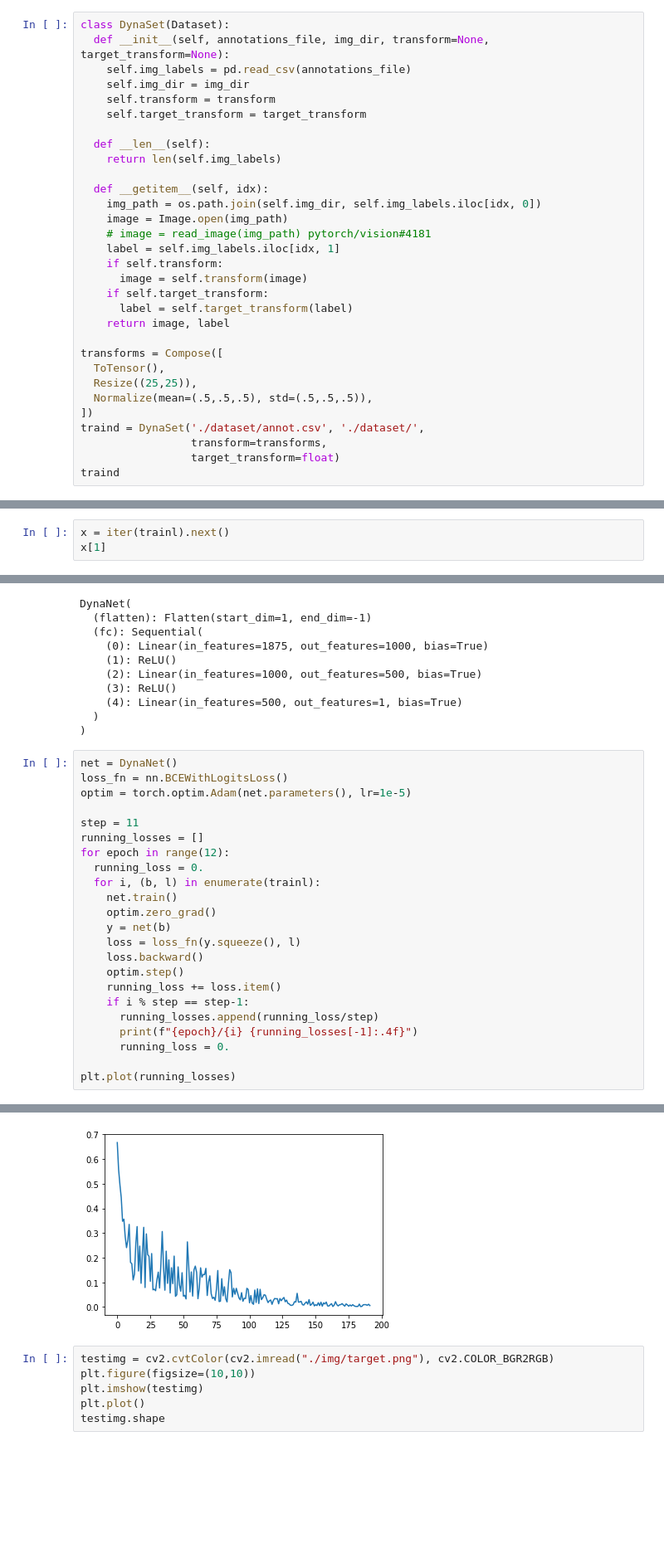
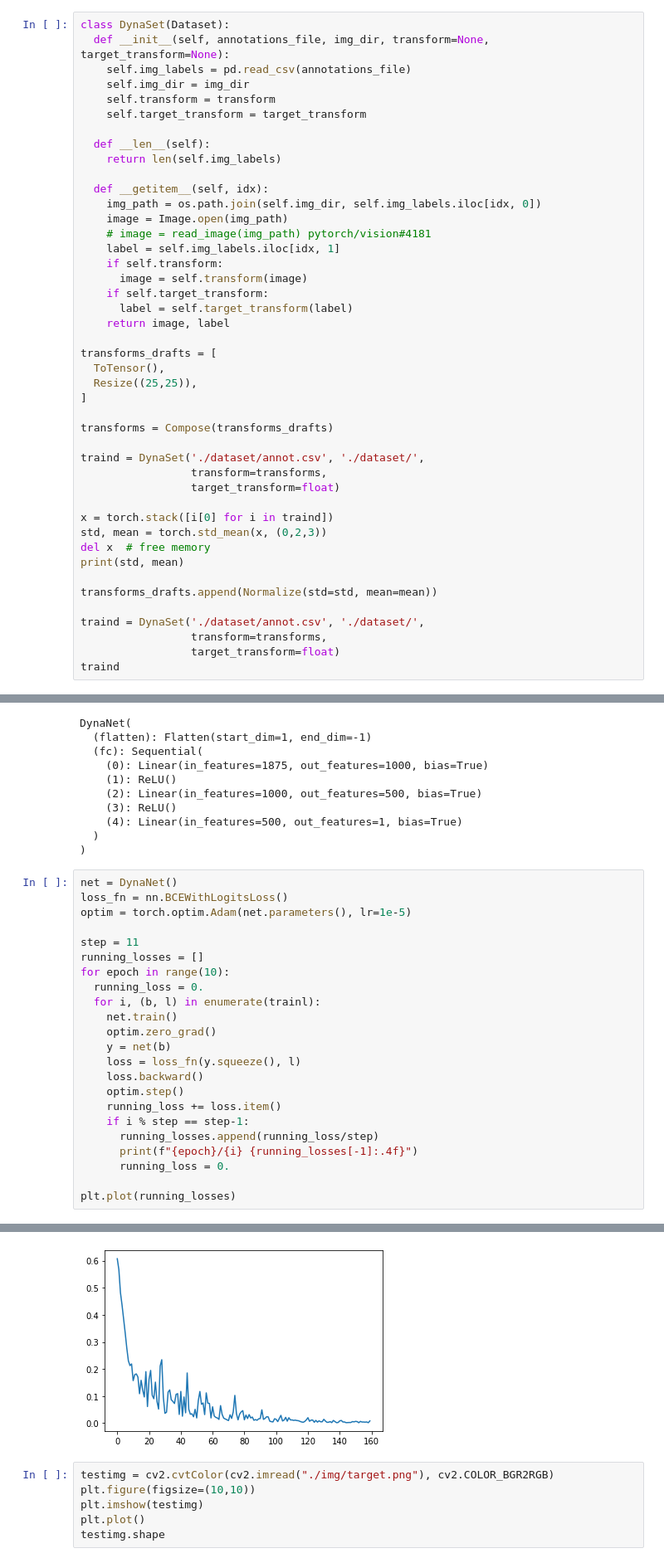
Before and after one commit to Zemke/waai, a Jupyter notebook: dyna_bin_classifier.ipynb, the cells around one changed output, grey strips where cells are left out. Shown: that part at 83% size. Cells and saved outputs as stored; diff of their text form; blank space fills up the shorter version.

```diff
--- a/dyna_bin_classifier.ipynb
+++ b/dyna_bin_classifier.ipynb
@@ -32,11 +32,24 @@ class DynaSet(Dataset):
       label = self.target_transform(label)
     return image, label
 
-transforms = Compose([
+transforms_drafts = [
   ToTensor(),
   Resize((25,25)),
-  Normalize(mean=(.5,.5,.5), std=(.5,.5,.5)),
-])
+]
+
+transforms = Compose(transforms_drafts)
+
+traind = DynaSet('./dataset/annot.csv', './dataset/',
+                 transform=transforms,
+                 target_transform=float)
+
+x = torch.stack([i[0] for i in traind])
+std, mean = torch.std_mean(x, (0,2,3))
+del x  # free memory
+print(std, mean)
+
+transforms_drafts.append(Normalize(std=std, mean=mean))
+
 traind = DynaSet('./dataset/annot.csv', './dataset/',
                  transform=transforms,
                  target_transform=float)
@@ -84,6 +101,3 @@ traind.img_labels.count()
 file     716
 label    716
 dtype: int64
-# %%
-x = iter(trainl).next()
-x[1]
@@ -125,7 +137,7 @@ optim = torch.optim.Adam(net.parameters(), lr=1e-5)
 
 step = 11
 running_losses = []
-for epoch in range(12):
+for epoch in range(10):
   running_loss = 0.
   for i, (b, l) in enumerate(trainl):
     net.train()
@@ -162,5 +174,5 @@ plt.plot(running_losses)
 [<matplotlib.lines.Line2D at 0x...>]
-[figure, old version]
+[figure, new version]
 # %%
 testimg = cv2.cvtColor(cv2.imread("./img/target.png"), cv2.COLOR_BGR2RGB)
 plt.figure(figsize=(10,10))
```
Also changed, not shown: parts of 13 cells of this notebook.
